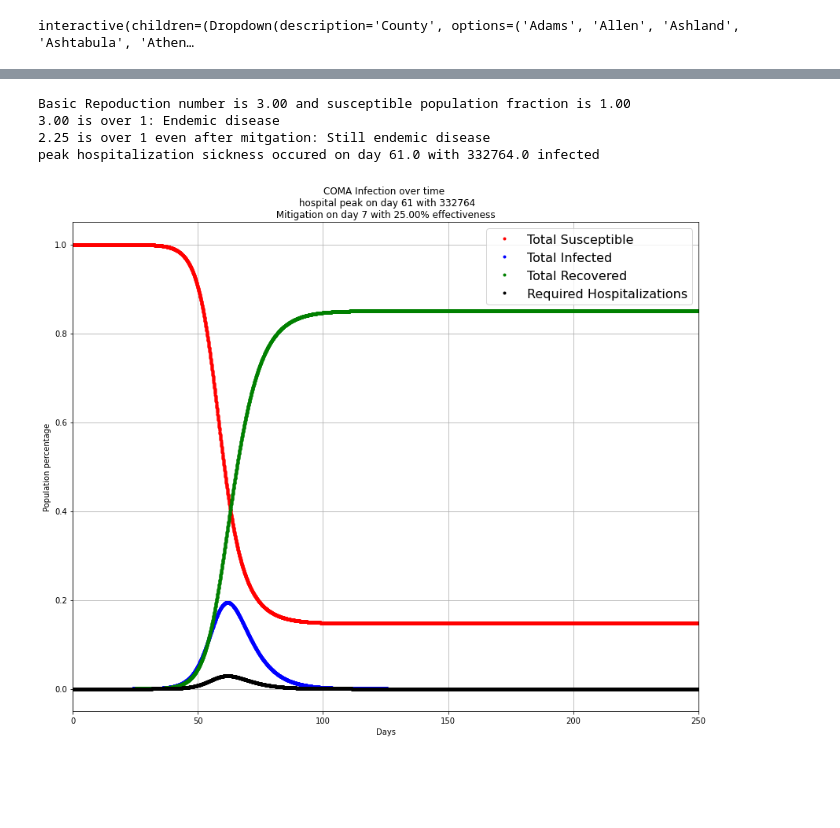
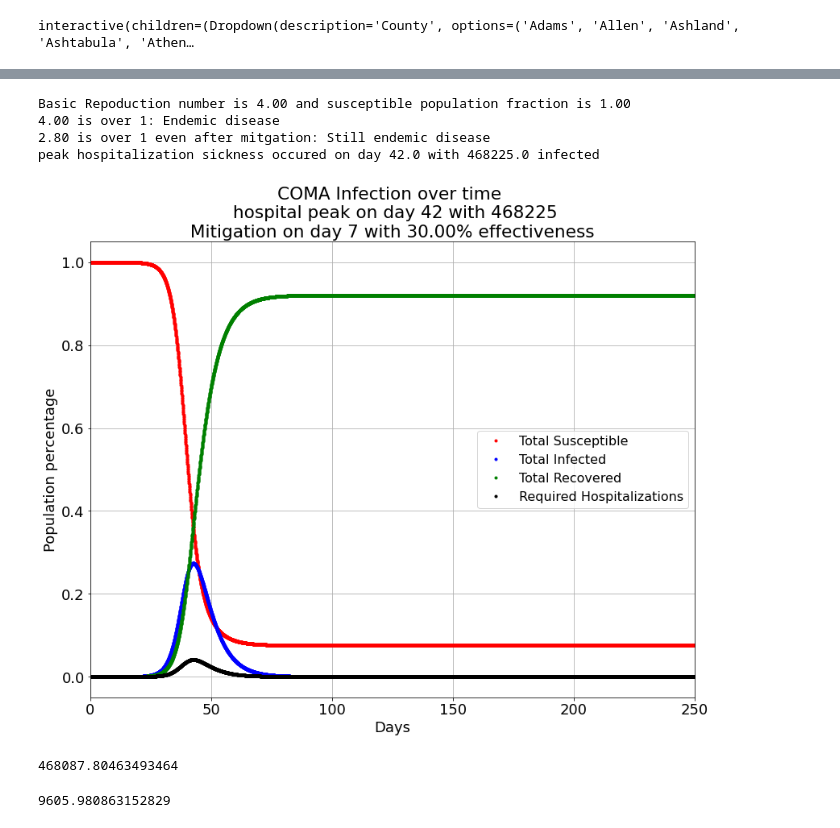
Before and after one commit to NATurner427/Turner-works, a Jupyter notebook: projects/Coronavirius layman modeling/Corona Virus Ohio.ipynb, the cells around one changed output, grey strips where cells are left out. Cells and saved outputs as stored; diff of their text form; code cells hidden in the pictures; blank space fills up the shorter version.

```diff
--- a/projects/Coronavirius layman modeling/Corona Virus Ohio.ipynb
+++ b/projects/Coronavirius layman modeling/Corona Virus Ohio.ipynb
@@ -120,7 +120,7 @@ time=np.linspace(day_o,days,increment+1)
 step=days/(increment)
 
 #contamination
-b=.6
+b=.8
 
 #recovery
 k=.2
@@ -129,7 +129,7 @@ k=.2
 mitigate=7
 off = 250
 #mitigate effectiveness 1 off 0 ideal
-m=.75
+m=.7
 b_m=b*m
 Ro=b/k
 Rom=b_m/k
@@ -199,38 +199,46 @@ line_s, = ax.plot(time,s,'r.', )
 line_i,=ax.plot(time,i,'b.')
 line_r,=ax.plot(time,r,'g.')
 line_h,=ax.plot(time,h,'k.')
 
 ax.set_title(f'COMA Infection over time')
 ax.set_ylabel('Population percentage')
 ax.set_xlabel('Days')
 ax.set_xlim(0,days)
 #ax.set_ylim(-5,1050)
 ax.xaxis.grid()
 ax.yaxis.grid()
 
 #legend
 line_s.set_label('Total Susceptible')
 line_i.set_label('Total Infected')
 line_r.set_label('Total Recovered')
 line_h.set_label('Required Hospitalizations')
 leg=ax.legend(fontsize=16)
 
 
 #find peak hospitalization
 max_val = max(HOSP)
 max_idx = HOSP.index(max_val)/24
 
 #create informative title and export figure
 print(f'peak hospitalization sickness occured on day {np.floor(max_idx)} with {np.floor(max_val)} infected\n')
 ax.set_title(f'COMA Infection over time \n hospital peak on day {np.floor(max_idx):.0f} with {np.floor(max_val):.0f}\n Mitigation on day {mitigate} with {(1-m)*100:.2f}% effectiveness ')
 plt.tight_layout()
 fig.savefig(f'figures/OHIO Corona - day {mitigate} mitigation with {(1-m)*100:.2f}% effectiveness.tif',dpi=150)
 # %% [output]
-Basic Repoduction number is 3.00 and susceptible population fraction is 1.00
-3.00 is over 1: Endemic disease
-2.25 is over 1 even after mitgation: Still endemic disease
-peak hospitalization sickness occured on day 61.0 with 332764.0 infected
+Basic Repoduction number is 4.00 and susceptible population fraction is 1.00
+4.00 is over 1: Endemic disease
+2.80 is over 1 even after mitgation: Still endemic disease
+peak hospitalization sickness occured on day 42.0 with 468225.0 infected
-[figure, old version]
+[figure, new version]
+# %%
+I[24*42+12]*.15
+# %% [output]
+468087.80463493464
+# %%
+468087.80463493464-458481.8237717818
+# %% [output]
+9605.980863152829
 # %%
 len(HOSP)
 hour=[]
```
Also changed, not shown: parts of 4 cells of this notebook, 14 other files.
